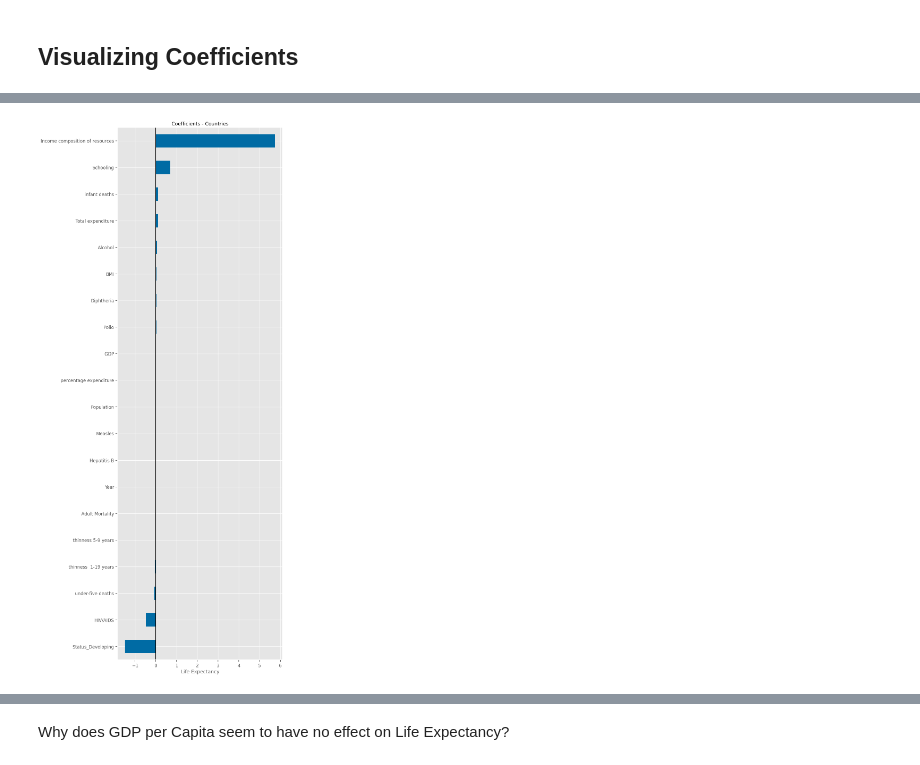
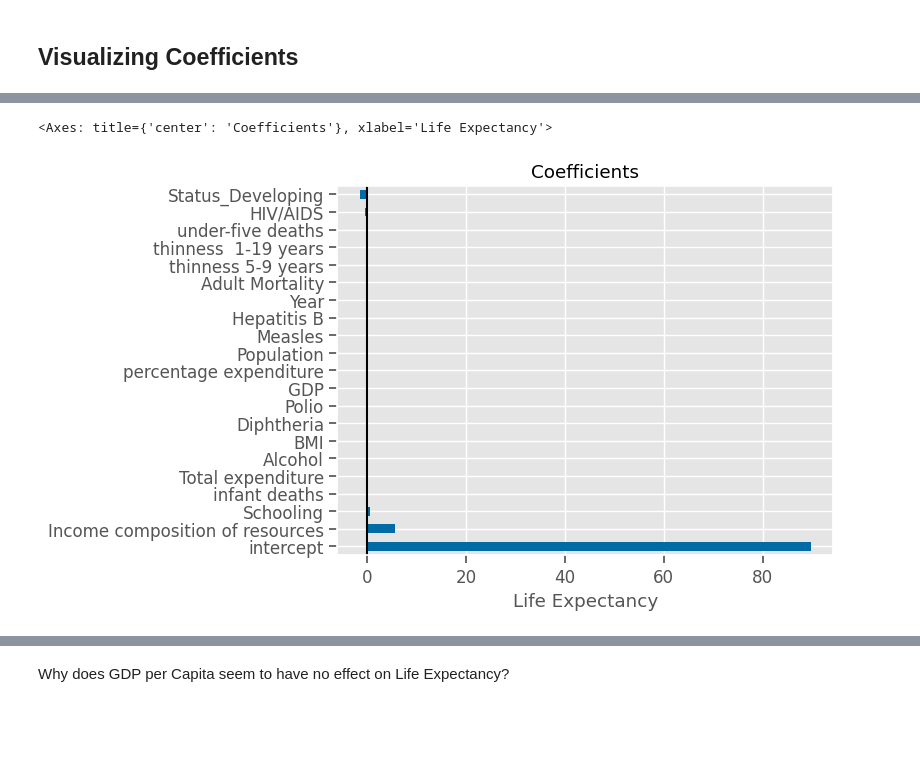
Before and after one commit to patelmedha/data-viz-wk17-codealongs-life-expectancy, a Jupyter notebook: Solutions/SOLUTIONS-Wk1-L01-CodeAlong-Life Expectancy.ipynb, the cells around one changed output, grey strips where cells are left out. Cells and saved outputs as stored; diff of their text form; code cells hidden in the pictures; blank space fills up the shorter version.

```diff
--- a/Solutions/SOLUTIONS-Wk1-L01-CodeAlong-Life Expectancy.ipynb
+++ b/Solutions/SOLUTIONS-Wk1-L01-CodeAlong-Life Expectancy.ipynb
@@ -394,5 +382,6 @@ intercept
 # %%
 ## Saving the coefficients
 coefs = pd.Series(coefs, index=lin_reg.feature_names_in_)
+coefs['intercept'] = lin_reg.intercept_
 coefs.sort_values(ascending=False)
 # %% [output]
@@ -418,7 +412,9 @@ pd.set_option('display.float_format', lambda x: f"{x:,.4f}")
 def get_coefficients(lin_reg):
     coefs = lin_reg.coef_
     coefs = pd.Series(coefs, index=lin_reg.feature_names_in_)
-    return coefs
+    coefs['intercept'] = lin_reg.intercept_
+
+    return coefs.sort_values(ascending=False)
 # %% [markdown]
 ## Scaled vs Unscaled Data
 
@@ -451,5 +453,6 @@ Length: 203, dtype: float64
 # %% [markdown]
 ### Now lets try <span style="color:blue"> UNSCALED </span> data coefficients
 # %%
-get_coefficients(lin_reg)
+coefs = get_coefficients(lin_reg)
+coefs
 # %% [output]
@@ -604,4 +487,0 @@ de.plot_residuals(lin_reg_drop, X_test_df,y_test)
-# %%
-print(f"intercept = {lin_reg_drop.intercept_}")
-coefs = get_coefficients(lin_reg_drop)
-coefs.sort_values()
@@ -639,5 +487,0 @@ X_train_df.describe()
-# %%
-coefs_drop = get_coefficients(lin_reg_drop)
-plot_coefficients(coefs_drop)
-# %% [output]
-[figure, removed]
@@ -643,0 +494,5 @@ plot_coefficients(coefs_drop)
+# %%
+plot_coefficientsicients(coefs)
+# %% [output]
+<Axes: title={'center': 'Coefficients'}, xlabel='Life Expectancy'>
+[figure, added]
```
Also changed, not shown: parts of 49 cells of this notebook, 2 other files.
